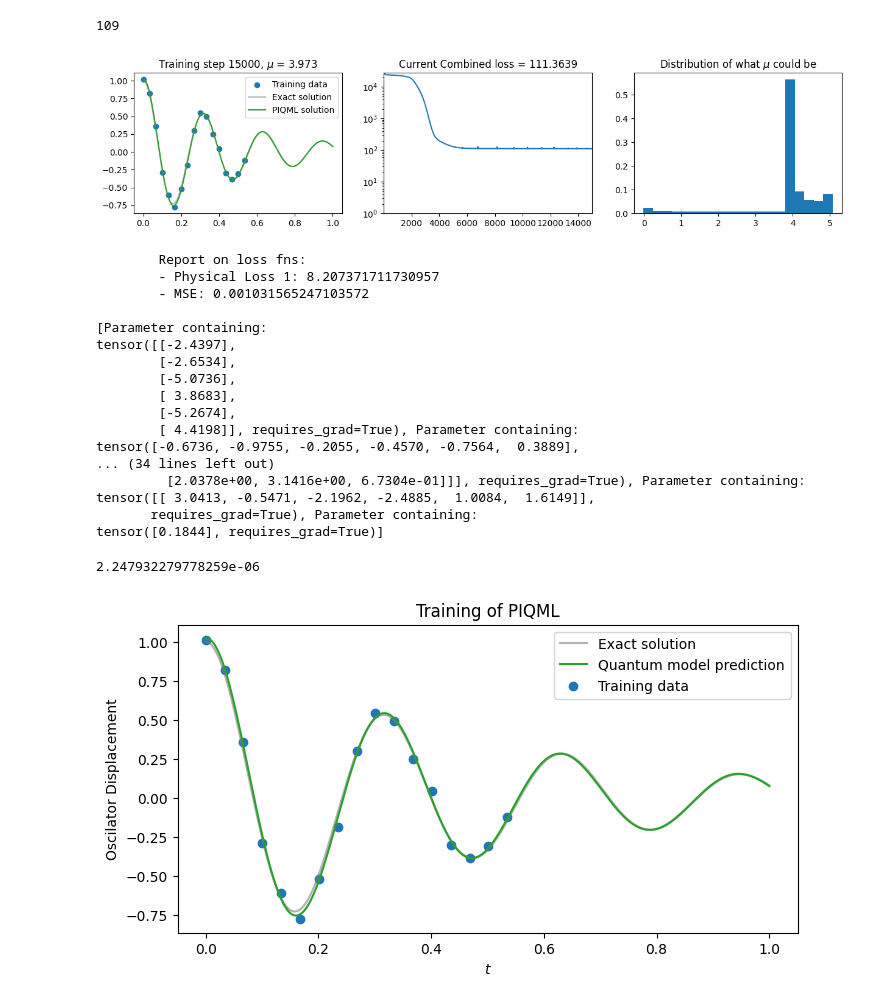
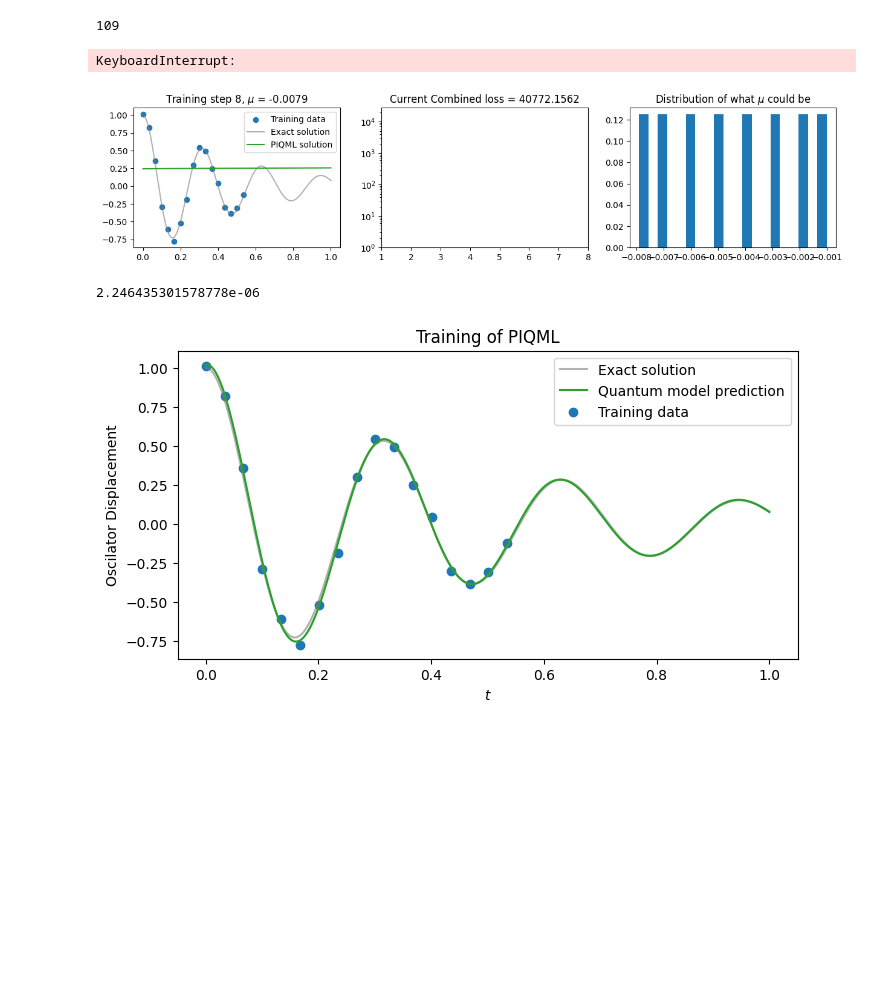
Before and after one commit to NNCT2904/harmonic-oscillator-pinn, a Jupyter notebook: PIQML_simulator_simple_reg.ipynb, the cells around one changed output. Saved outputs shown, nothing was run; the diff lists cells and outputs as text; code cells hidden in the pictures; blank space fills up the shorter version.

```diff
--- a/PIQML_simulator_simple_reg.ipynb
+++ b/PIQML_simulator_simple_reg.ipynb
@@ -23,3 +24,8 @@ n_qubits = 6
 n_layers = 5
 n_input = 1
 n_output = 1
+
+torch_device = backend_check()
+q_device = qml.device("default.qubit.torch", wires=n_qubits, torch_device = "cuda:0")
+
+path = "./plots/PIQML_simple1"
@@ -221,23 +102,23 @@ dev = qml.device("default.qubit.torch", wires=n_qubits)
 # %%
 # qmodel = FCN(N_INPUT=1, N_OUTPUT=1, N_HIDDEN=32, N_LAYERS=3)
-qmodel = Hybrid_QN(Q_DEVICE=dev, INPUT_DIM=n_input, OUTPUT_DIM=n_output, N_QUBITS=n_qubits, N_LAYERS=n_layers, ROTATION='Rxyz')
+qmodel = Hybrid_QN(Q_DEVICE=q_device, INPUT_DIM=n_input, OUTPUT_DIM=n_output, N_QUBITS=n_qubits, N_LAYERS=n_layers, ROTATION='Rxyz').to(torch_device)
 # qmodel = Pure_QN(qlayer)
 # %%
 # For initial condition loss
 t_initial_grad = torch.tensor(0.).view(-1,1).requires_grad_(True)
 
-t_data_grad = copy.deepcopy(t_data)
-t_data_grad.requires_grad_(True)
+t_data_grad = t_data.requires_grad_(True).to(torch_device)
 
-t_true_grad = copy.deepcopy(t_true)
-t_true_grad.requires_grad_(True)
+t_true_grad = t_true.requires_grad_(True).to(torch_device)
+
+obs_data_device = obs_data.to(torch_device)
 
 d = 2
 w0 = 20
 mu = 2*d
 k = w0**2
 
-mu = torch.nn.Parameter(torch.zeros(1, requires_grad=True)) # mu is missing, let's train it!
+mu = torch.nn.Parameter(torch.zeros(1, requires_grad=True, device=torch_device)) # mu is missing, let's train it!
 all_mus = []
 all_loss =[]
 
@@ -270,7 +151,7 @@ for i in range(15000):
 
     # Data loss
     prediction = qmodel(t_data_grad)
-    loss4 = mseloss(prediction, obs_data)
+    loss4 = mseloss(prediction, obs_data_device)
 
     # Combined
     # loss = lambda1*loss1 + lambda2*loss2 + lambda3*loss3 + lambda4*loss4
@@ -287,62 +168,48 @@ for i in range(15000):
 
     if i % 1 == 0:
         clear_output(wait=True)
-        prediction = qmodel(t_true).detach()
+        prediction = qmodel(t_true_grad).cpu()
         # plt.figure(figsize=(8,2.5))
 
         fig, (ax1, ax2, ax3) = plt.subplots(1, 3, figsize=(15,3), dpi=100)
-        ax1.scatter(t_data, obs_data, label="Training data")
-        ax1.plot(t_true[:,0], obs_true[:,0], label="Exact solution", color="tab:grey", alpha=0.6)
-        ax1.plot(t_true[:,0], prediction[:,0], label="PIQML solution", color="tab:green")
+        ax1.scatter(t_data.detach(), obs_data.detach(), label="Training data")
+        ax1.plot(t_true.detach()[:,0], obs_true.detach()[:,0], label="Exact solution", color="tab:grey", alpha=0.6)
+        ax1.plot(t_true.detach()[:,0], prediction.detach()[:,0], label="PIQML solution", color="tab:green")
         ax1.legend()
         ax1.set_title(f"Training step {i+1}, $\mu$ = {np.around(mu.item(), 4)}")
 
         ax2.plot(all_loss)
         ax2.set_xlim(1,len(all_loss))
         ax2.set_ylim(1, all_loss[0])
         ax2.set_yscale('log', base=10)
 
         ax2.set_title(f"Current Combined loss = {np.around(loss.item(), 4)}")
 
         ax3.hist(all_mus, bins=20, weights=np.ones(len(all_mus))/len(all_mus))
         ax3.set_title("Distribution of what $\mu$ could be")
 
 
-        plt.savefig(f'./plots/PIQML_simple/i_{i}.png', dpi=400)
+        plt.savefig(f'{path}/i_{i}.png', dpi=400)
         plt.show()
 
         print(f'''
         Report on loss fns:
+        - Iteration: {i}
         - Physical Loss 1: {loss3}
         - MSE: {loss4}
         ''')
-        print(list(qmodel.parameters())) # Uncomment this to see parameters updating
+        # print(list(qmodel.parameters())) # Uncomment this to see parameters updating
     # Early stopping
     # if loss3 <= 1 and loss4 <= 0.002: break
 # %% [output]
+KeyboardInterrupt:
-[figure, old version]
+[figure, new version]
-        Report on loss fns:
-        - Physical Loss 1: 8.207371711730957
-        - MSE: 0.001031565247103572
-
-[Parameter containing:
-tensor([[-2.4397],
-        [-2.6534],
-        [-5.0736],
-        [ 3.8683],
-        [-5.2674],
-        [ 4.4198]], requires_grad=True), Parameter containing:
-tensor([-0.6736, -0.9755, -0.2055, -0.4570, -0.7564,  0.3889],
-... (34 lines left out)
-         [2.0378e+00, 3.1416e+00, 6.7304e-01]]], requires_grad=True), Parameter containing:
-tensor([[ 3.0413, -0.5471, -2.1962, -2.4885,  1.0084,  1.6149]],
-       requires_grad=True), Parameter containing:
-tensor([0.1844], requires_grad=True)]
 # %%
 ## MSE
-np.mean((harmonic_oscillator_solution(d=2, w0=20, t=t_true) - qmodel(t_true)).detach().numpy())**2
+prediction = qmodel(t_true_grad)
+np.mean((harmonic_oscillator_solution(d=2, w0=20, t=t_true) - qmodel(t_true_grad).cpu()).detach().numpy())**2
 # %% [output]
-2.247932279778259e-06
+2.246435301578778e-06
 # %%
 def plot_result(x,y,x_data,y_data,yh, title=None):
 
```
Also changed, not shown: parts of 8 cells of this notebook, 8 other files.
